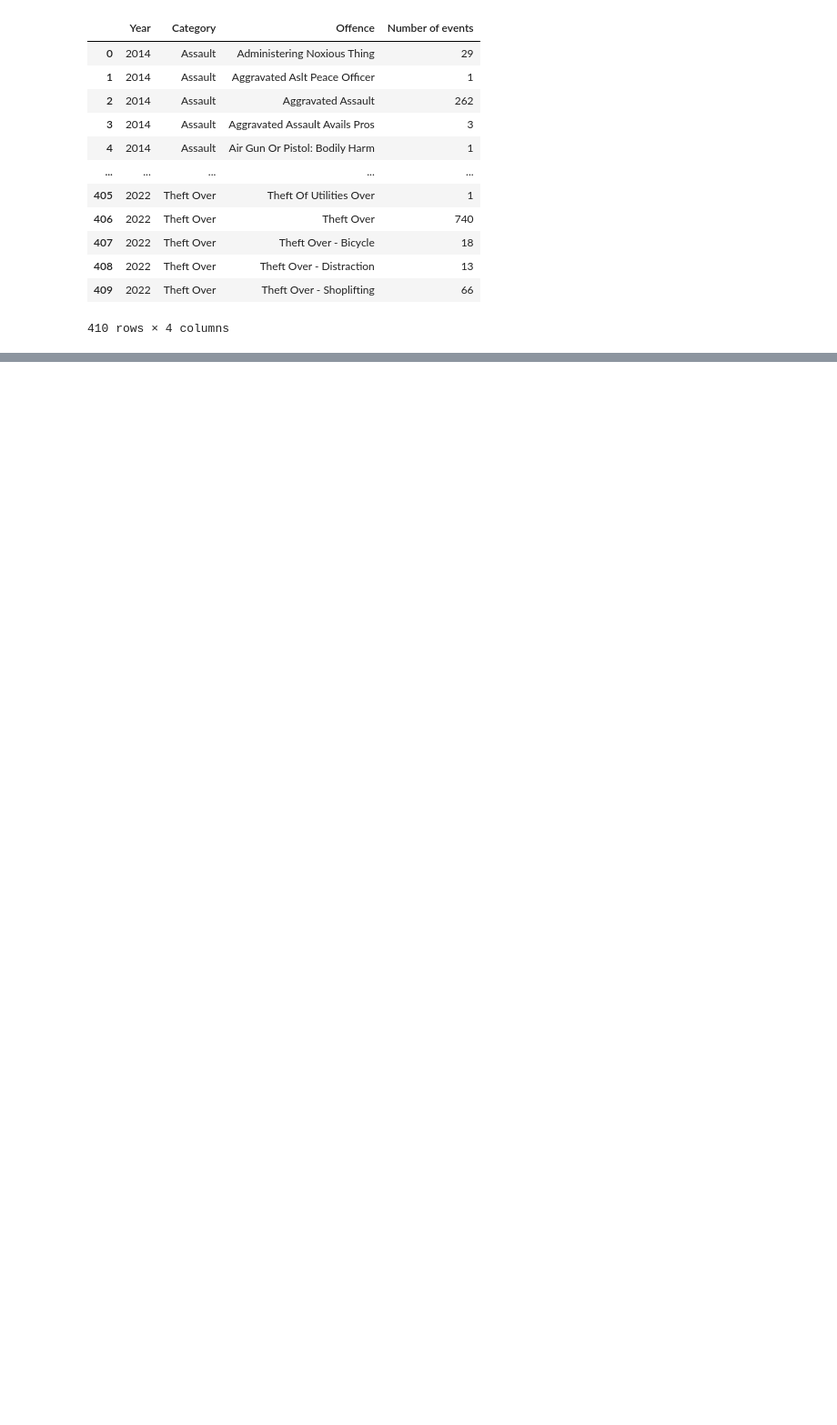
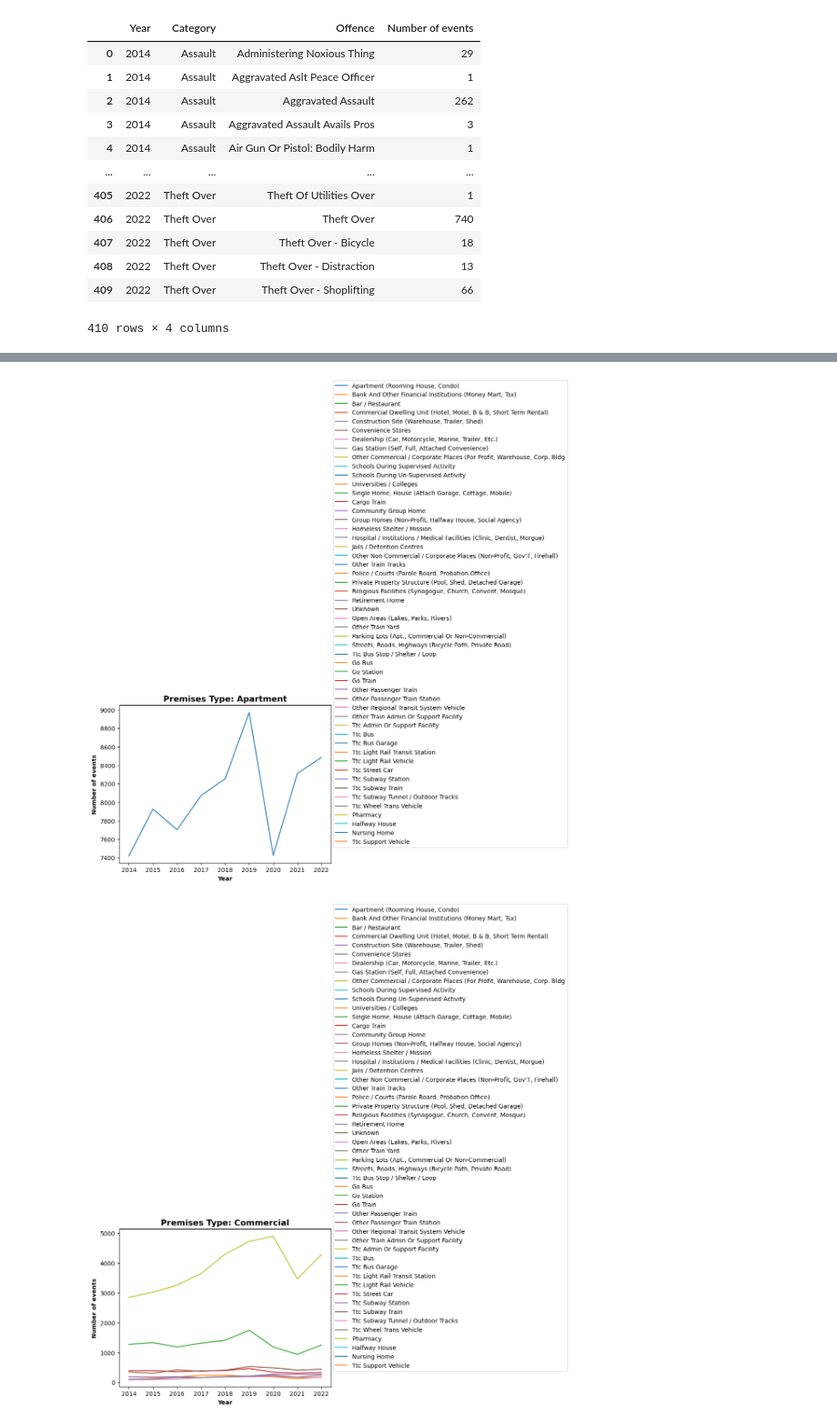
Before and after one commit to fannysigouin/project1, a Jupyter notebook: q5_year_to_year.ipynb, the cells around one changed output, grey strips where cells are left out. Shown at 91% size. Cells and saved outputs as stored; diff of their text form; code cells hidden in the pictures; blank space fills up the shorter version.

```diff
--- a/q5_year_to_year.ipynb
+++ b/q5_year_to_year.ipynb
@@ -219,0 +355,41 @@ No artists with labels found to put in legend.  Note that artists whose label st
+# %%
+# Visualize
+min_count = 0
+max_count = max(year_loc_count['Number of events']) + 1
+# max_count = 1000
+
+# one category for each plot
+for prem in premises:
+    this_data = year_loc_count.loc[year_loc_count['Premises Type'] == prem]
+
+    for location in locations:
+        this_loc_data = this_data.loc[this_data['Location Type'] == location]
+
+        if any(this_loc_data['Number of events'] < min_count):
+            continue
+        elif any(this_loc_data['Number of events'] > max_count):
+            continue
+        else:
+            # add this offence to plot
+            plt.plot(
+                this_loc_data['Year'],
+                this_loc_data['Number of events'],
+                label=location,
+                clip_on = False
+            )
+    plt.legend(loc=(1.01, 0.1))
+
+
+
+    # Add some text for labels, title and custom x-axis tick labels, etc.
+    plt.title(
+        'Premises Type: ' + prem,
+        fontdict={'weight': 700, 'size': 14}
+    )
+    plt.xlabel('Year', fontdict={'weight': 700})
+    plt.ylabel('Number of events', fontdict={'weight': 700})
+
+    plt.show()
+# %% [output]
+[figure, added]
+[figure, added]
```
Also changed, not shown: parts of 12 cells of this notebook.
